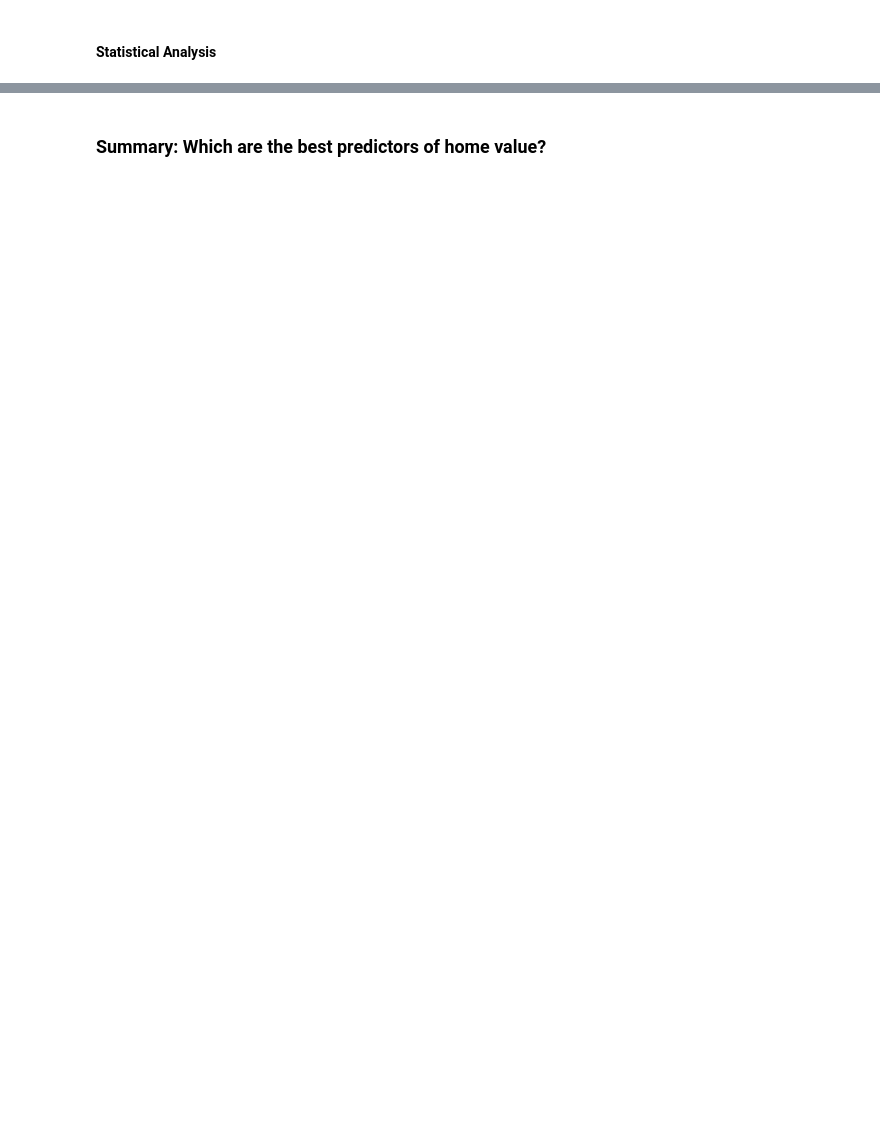
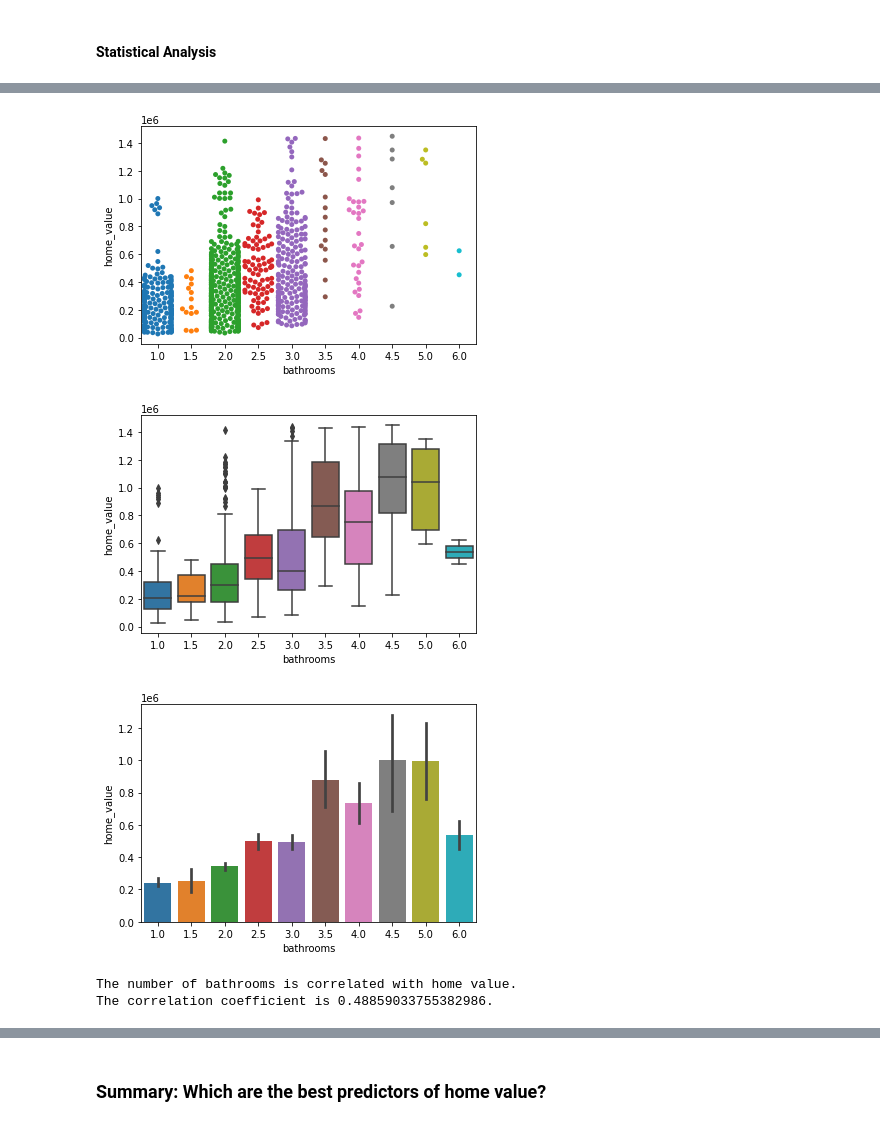
Before and after one commit to SchneemannDavid/regression_project, a Jupyter notebook: Final_Project.ipynb, the cells around one changed output, grey strips where cells are left out. Saved outputs shown, nothing was run; the diff lists cells and outputs as text; code cells hidden in the pictures; blank space fills up the shorter version.

```diff
--- a/Final_Project.ipynb
+++ b/Final_Project.ipynb
@@ -147,0 +197,23 @@ Following our statistical test, we indicate that this feature is correlated with
+# %%
+# Applying plot function to 'bathrooms' and 'home_value'
+explore.plot_categorical_and_continuous_vars(train, 'bathrooms', 'home_value')
+# %% [output]
+[figure, added]
+[figure, added]
+[figure, added]
+# %%
+# Use the scipy stats function pearsonr to calculate the correlation coefficient and the p-value.
+alpha = 0.05
+
+r_bath , p_bath = pearsonr(x = train['bathrooms'], y = train['home_value'])
+
+r_bath , p_bath
+
+if p_bath < alpha:
+    print('The number of bathrooms is correlated with home value.')
+    print('The correlation coefficient is {}.'.format(r_bath))
+else:
+    print('The number of bathrooms is NOT correlated with home value.')
+# %% [output]
+The number of bathrooms is correlated with home value.
+The correlation coefficient is 0.48859033755382986.
```
Also changed, not shown: parts of 65 cells of this notebook, 4 other files.
